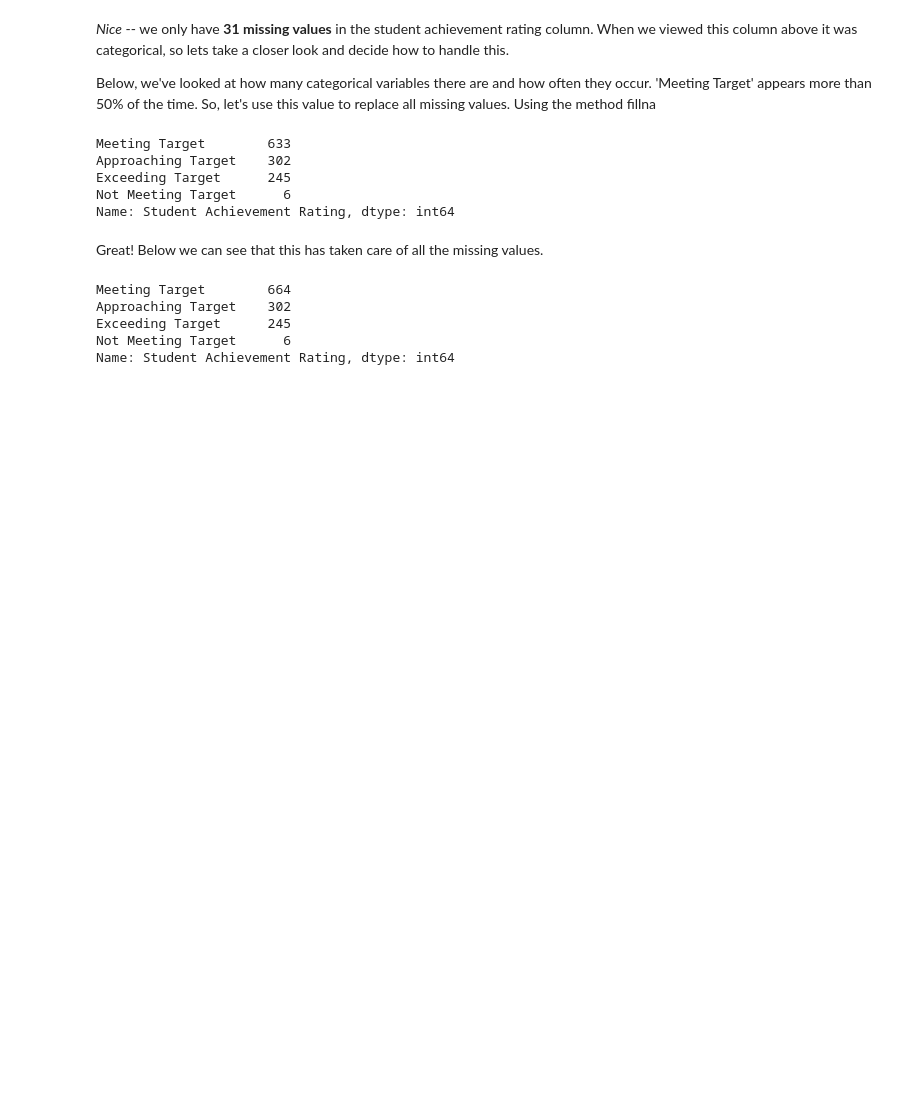
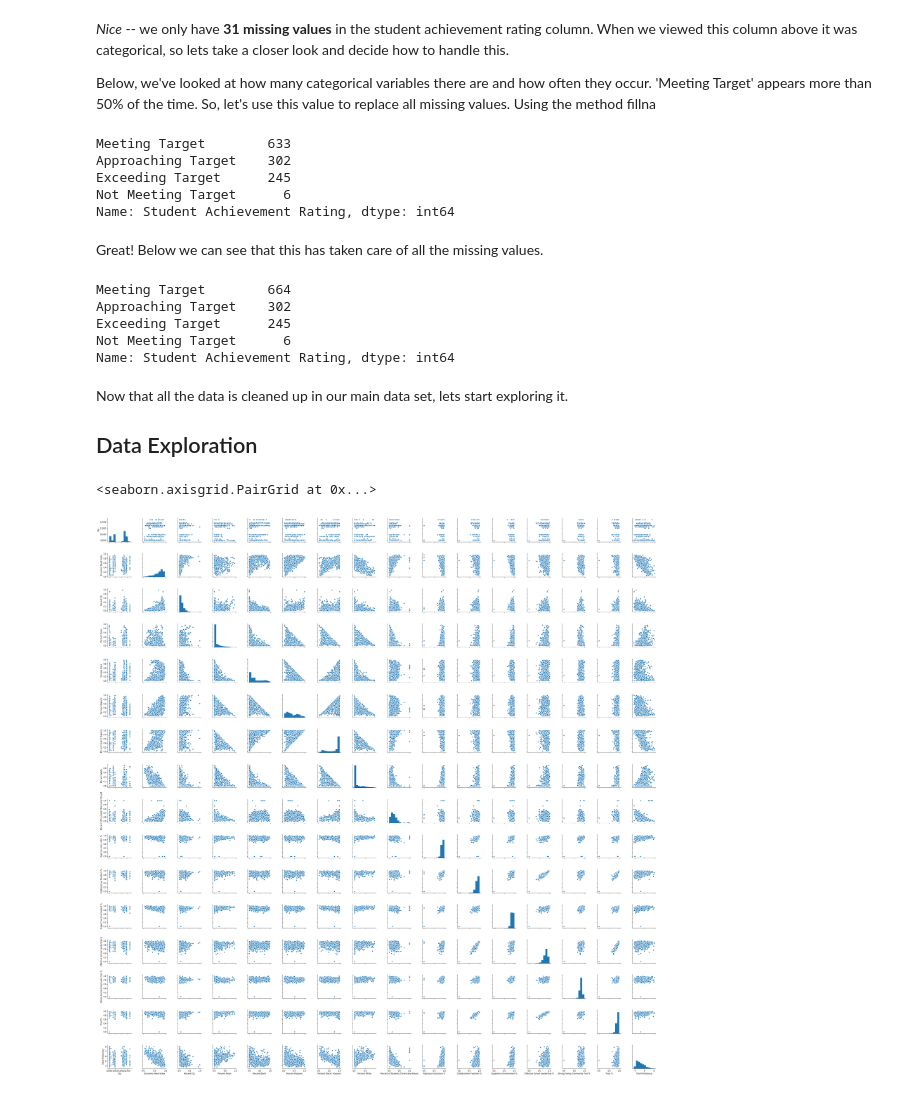
Before and after one commit to elenasm7/Linear-Regression-NYC-Schools, a Jupyter notebook: Cleaned_up_code/Cleaned_notebook_start.ipynb, the cells around one changed output. Drawn from its saved outputs; the diff is of its cells as text; code cells hidden in the pictures; blank space fills up the shorter version.

Commit message:
added on to cleaned version

```diff
--- a/Cleaned_up_code/Cleaned_notebook_start.ipynb
+++ b/Cleaned_up_code/Cleaned_notebook_start.ipynb
@@ -316,3 +318,14 @@ Approaching Target    302
 Exceeding Target      245
 Not Meeting Target      6
 Name: Student Achievement Rating, dtype: int64
+# %% [markdown]
+Now that all the data is cleaned up in our main data set, lets start exploring it.
+
+## Data Exploration
+# %%
+del columns[8]
+columsn_plots = columns[4:]
+sns.pairplot(kaggle_school_data_df[columsn_plots])
+# %% [output]
+<seaborn.axisgrid.PairGrid at 0x...>
+[figure, added]
```
Also changed, not shown: parts of 18 cells of this notebook, 1 other file.
